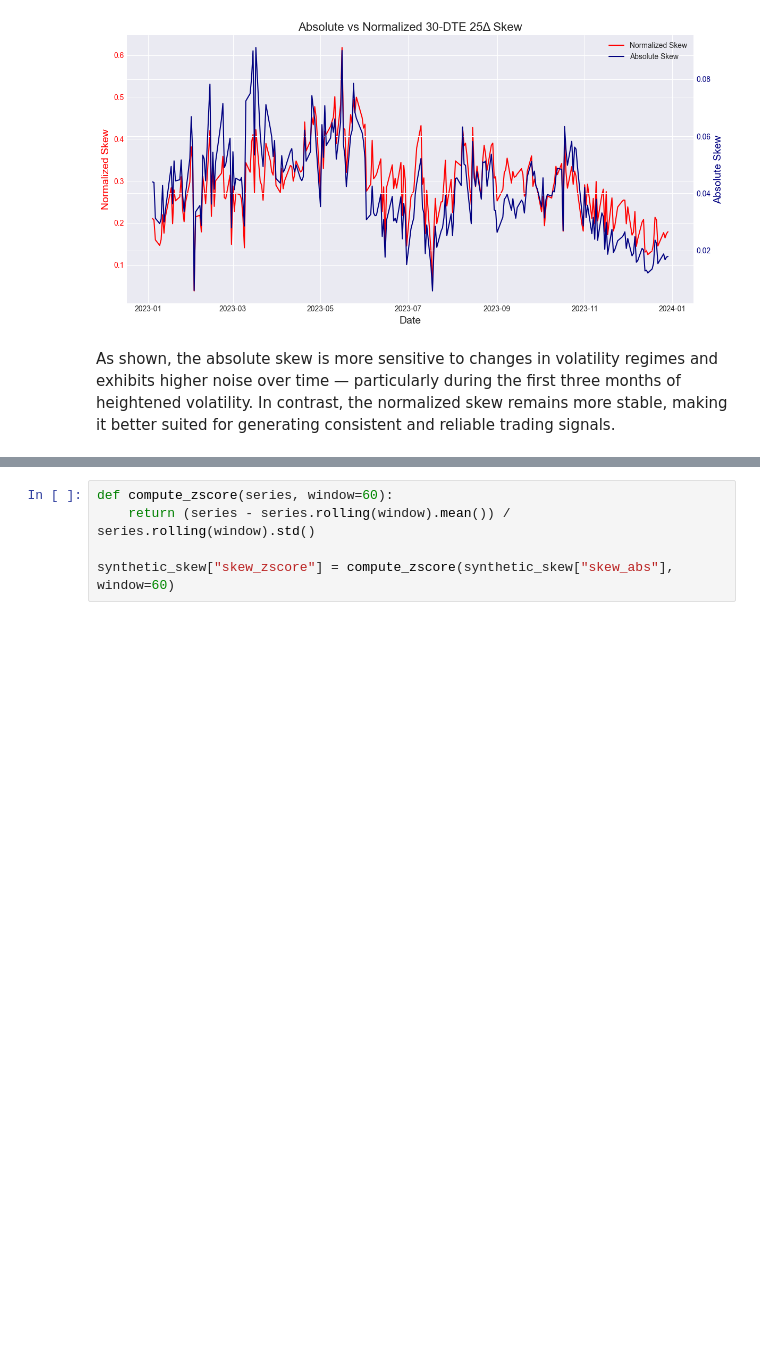
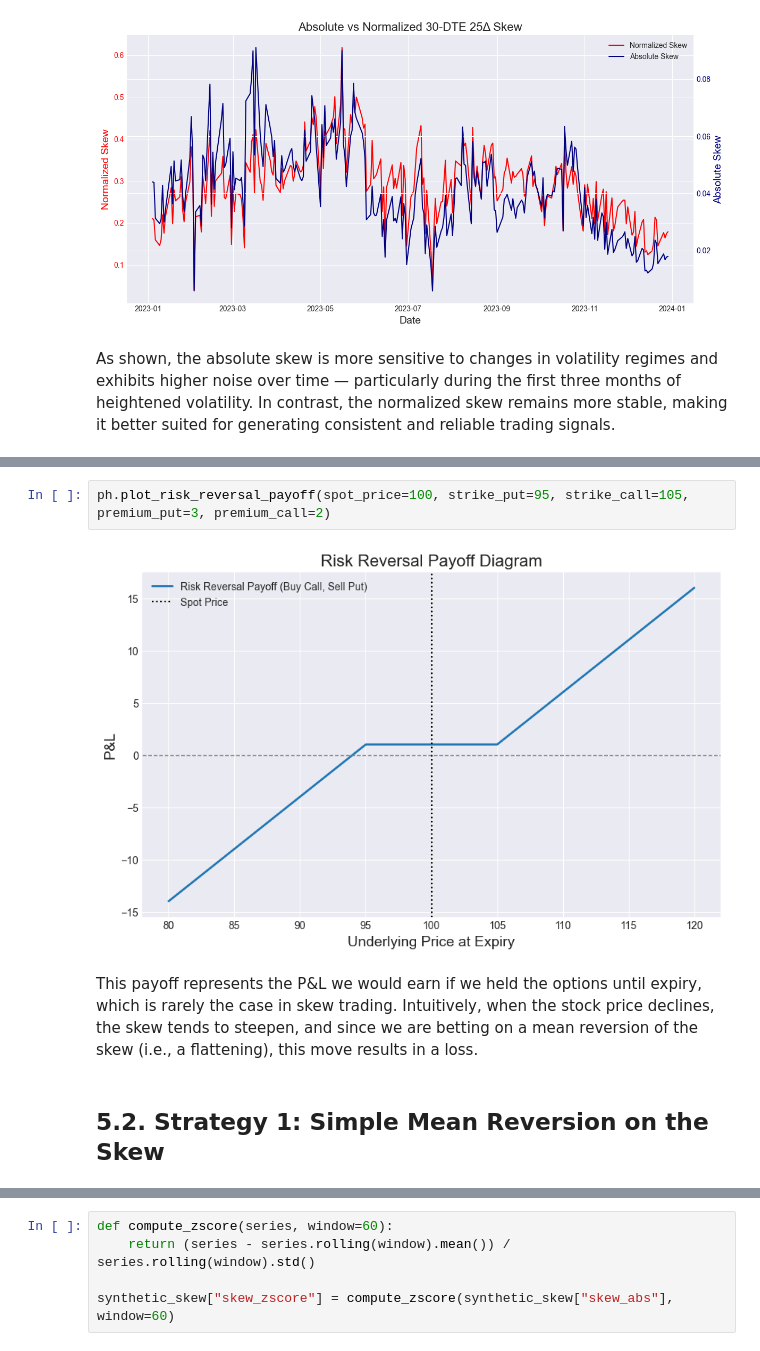
Before and after one commit to anthonymakarewicz/volatility-trading, a Jupyter notebook: skew_trading.ipynb, the cells around one changed output, grey strips where cells are left out. Cells and saved outputs as stored; diff of their text form; blank space fills up the shorter version.

```diff
--- a/skew_trading.ipynb
+++ b/skew_trading.ipynb
@@ -685,0 +479,8 @@ As shown, the correlation between SPY and the absolute skew is **more than twice
+# %%
+ph.plot_risk_reversal_payoff(spot_price=100, strike_put=95, strike_call=105, premium_put=3, premium_call=2)
+# %% [output]
+[figure, added]
+# %% [markdown]
+This payoff represents the P&L we would earn if we held the options until expiry, which is rarely the case in skew trading. Intuitively, when the stock price declines, the skew tends to steepen, and since we are betting on a mean reversion of the skew (i.e., a flattening), this move results in a loss.
+# %% [markdown]
+## **5.2. Strategy 1: Simple Mean Reversion on the Skew**
```
Also changed, not shown: parts of 38 cells of this notebook.
